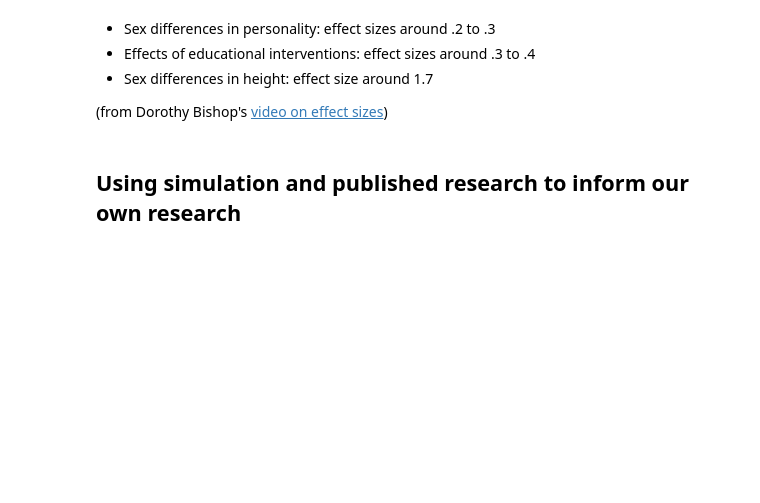
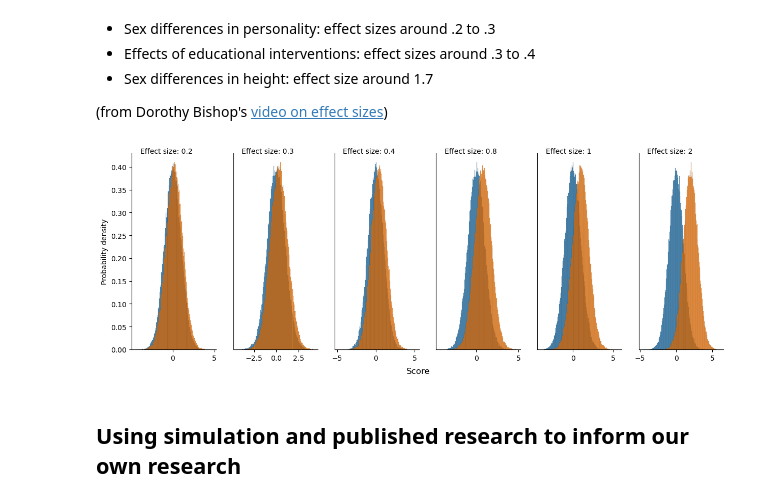
Before and after one commit to ethanweed/ExPsyLing, a Jupyter notebook: Notebooks/Simulation2.ipynb, the cells around one changed output. Saved outputs shown, nothing was run; the diff lists cells and outputs as text; code cells hidden in the pictures; blank space fills up the shorter version.

```diff
--- a/Notebooks/Simulation2.ipynb
+++ b/Notebooks/Simulation2.ipynb
@@ -76,21 +83,26 @@ for i in range(experiments):
 # %%
 n = 100000
 mean1 = 0
 sd = 1
 
 effect_sizes = [0.2, 0.3, 0.4, 0.8, 1, 2]
 
 fig, axes = plt.subplots(1, len(effect_sizes), figsize=(15, 5))
 
 for i in range(len(effect_sizes)):
    group1 = np.random.normal(loc = mean1, scale = sd, size = n)
    group2 = np.random.normal(loc = effect_sizes[i] * sd, scale = sd, size = n)
-   sns.histplot(group1, ax = axes[i])
-   sns.histplot(group2, ax = axes[i])
+   sns.histplot(group1, ax=axes[i], stat="density")
+   sns.histplot(group2, ax=axes[i], stat="density")
    sns.despine()
    axes[i].text(0.1, 1, 'Effect size: ' + str(effect_sizes[i]), transform=axes[i].transAxes)
    if i > 0:
       axes[i].get_yaxis().set_visible(False)
+   if i == 0:
+    axes[i].set_ylabel("Probability density")
+   fig.supxlabel("Score")
+# %% [output]
+[figure, added]
 # %% [markdown]
 ## Using simulation and published research to inform our own research
 # %% [markdown]
```
Also changed, not shown: parts of 16 cells of this notebook, 7 other files.
